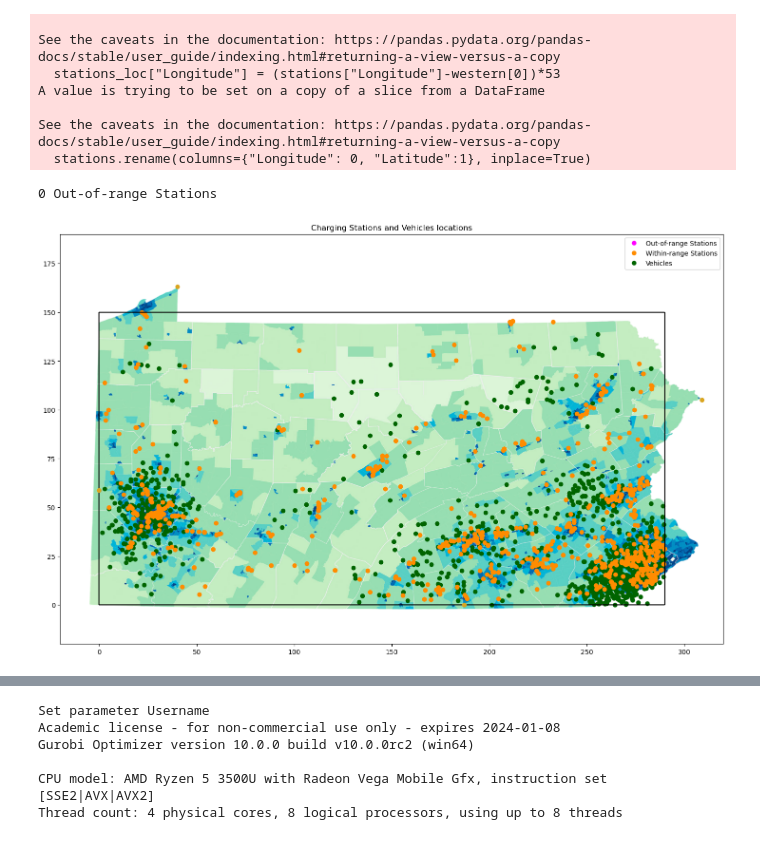
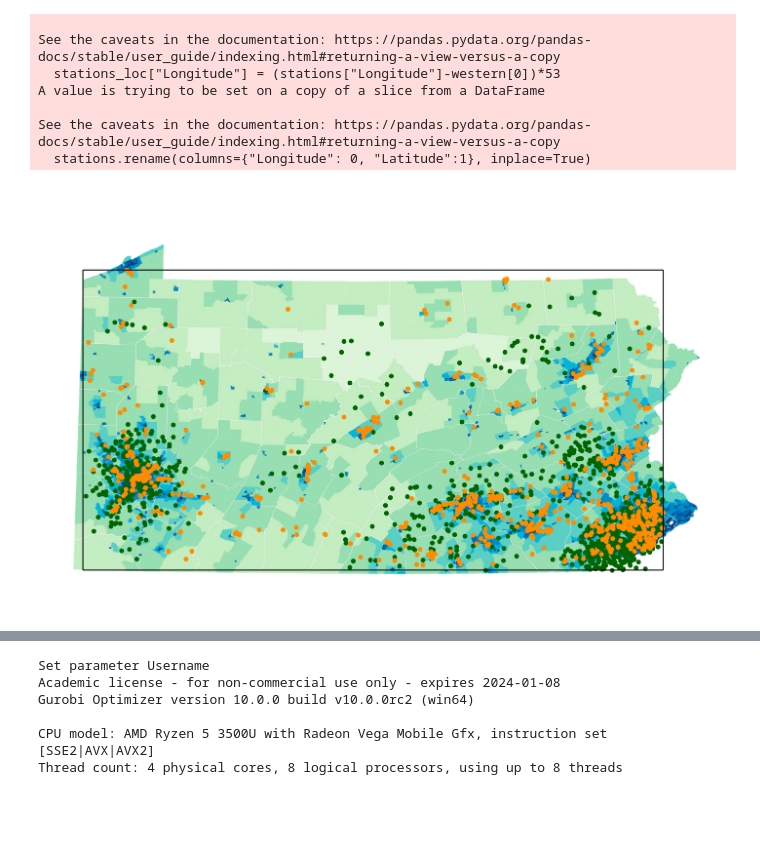
Before and after one commit to juanbeta98/MOPTA-23, a Jupyter notebook: Scheduling.ipynb, the cells around one changed output, grey strips where cells are left out. Cells and saved outputs as stored; diff of their text form; code cells hidden in the pictures; blank space fills up the shorter version.

```diff
--- a/Scheduling.ipynb
+++ b/Scheduling.ipynb
@@ -45,39 +45,41 @@ See the caveats in the documentation: https://pandas.pydata.org/pandas-docs/stab
 # %%
 img = plt.imread("./Problem Visualization/Pennsylvania_Population.png")
 fig, ax = plt.subplots(nrows=1,ncols=1,figsize=(18,12))
 
 
 for v in vehicles.index:
         x_v = vehicles.loc[v,0]; y_v = vehicles.loc[v,1]
         ax.plot(x_v,y_v,marker="o",color="darkgreen")
 
 oor = 0
 for v in stations.index:
         x_v = stations_loc.loc[v,"Longitude"]; y_v = stations_loc.loc[v,"Latitude"]
         if x_v > 290 or y_v > 150: col= "magenta"; oor += 1
         else: col = "darkorange"
         ax.plot(x_v,y_v,marker="o",color=col)
 
 ax.vlines(x=[0,290],ymin=0,ymax=150,color="black")
 ax.hlines(y=[0,150],xmin=0,xmax=290,color="black")
 
-ax.plot((southern[0]-western[0])*53,0,marker="o",color="goldenrod")
-ax.plot((northern[0]-western[0])*53,(northern[1]-southern[1])*69*165/178,marker="o",color="goldenrod")
-ax.plot(0,(western[1]-southern[1])*69*165/178,marker="o",color="goldenrod")
-ax.plot((eastern[0]-western[0])*53,(eastern[1]-southern[1])*69*165/178,marker="o",color="goldenrod")
+#ax.plot((southern[0]-western[0])*53,0,marker="o",color="goldenrod")
+#ax.plot((northern[0]-western[0])*53,(northern[1]-southern[1])*69*165/178,marker="o",color="goldenrod")
+#ax.plot(0,(western[1]-southern[1])*69*165/178,marker="o",color="goldenrod")
+#ax.plot((eastern[0]-western[0])*53,(eastern[1]-southern[1])*69*165/178,marker="o",color="goldenrod")
 
-ax.plot(-30,-30,marker="o",linestyle="",color="magenta",label="Out-of-range Stations")
-ax.plot(-30,-30,marker="o",linestyle="",color="darkorange",label="Within-range Stations")
-ax.plot(-30,-30,marker="o",linestyle="",color="darkgreen",label="Vehicles")
+#ax.plot(-30,-30,marker="o",linestyle="",color="magenta",label="Out-of-range Stations")
+#ax.plot(-30,-30,marker="o",linestyle="",color="darkorange",label="Within-range Stations")
+#ax.plot(-30,-30,marker="o",linestyle="",color="darkgreen",label="Vehicles")
+
+ax.spines[["top","bottom","left","right"]].set_visible(False)
 
 #ax.imshow(img, extent=[-5, 308, -5, 178])
 ax.imshow(img, extent=[-5, 308, -5, 165])
-ax.legend(loc="upper right")
+#ax.legend(loc="upper right")
 ax.set_xlim(-20,320)
 ax.set_ylim(-20,190)
-ax.set_title("Charging Stations and Vehicles locations")
+ax.set_xticks([]); ax.set_yticks([])
+#ax.set_title("Charging Stations and Vehicles locations")
 
-print(f"{oor} Out-of-range Stations")
+plt.savefig("./Problem Visualization/Vehicles+Stations map",dpi=300,transparent=True)
 # %% [output]
-0 Out-of-range Stations
-[figure, old version]
+[figure, new version]
```
Also changed, not shown: parts of 1 cell of this notebook, 7 other files.
